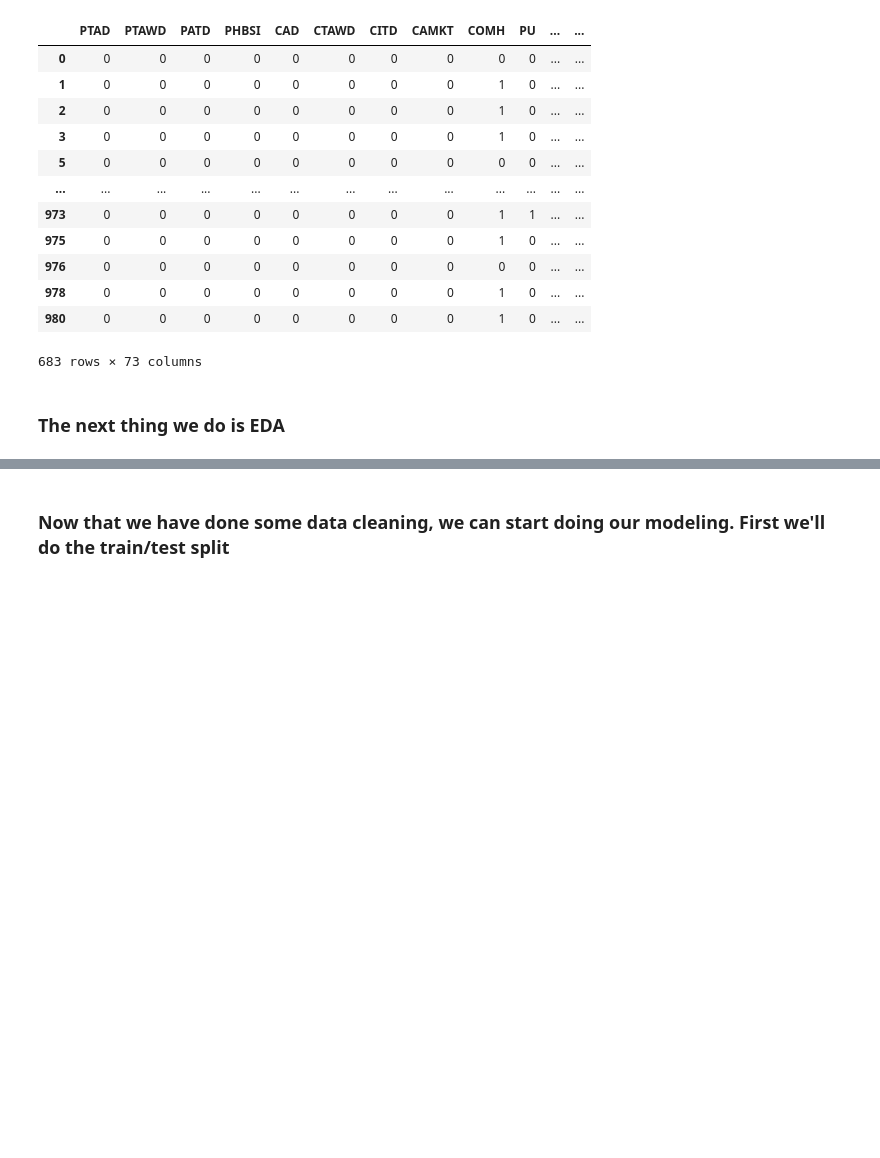
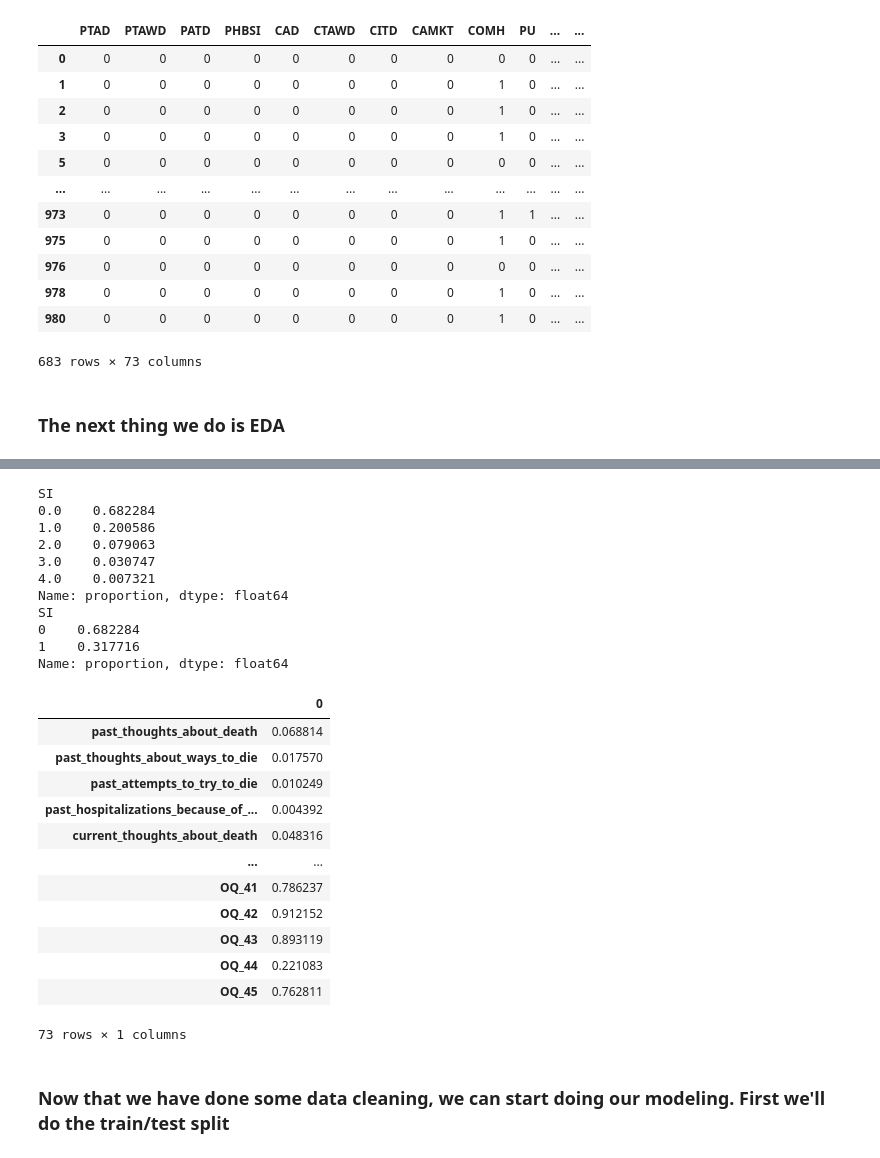
Before and after one commit to sspackman99/llms-in-psychotherapy, a Jupyter notebook: model_SI_with_full_OQ.ipynb, the cells around one changed output, grey strips where cells are left out. Drawn from its saved outputs; the diff is of its cells as text; code cells hidden in the pictures; blank space fills up the shorter version.

```diff
--- a/model_SI_with_full_OQ.ipynb
+++ b/model_SI_with_full_OQ.ipynb
@@ -191 +123,38 @@ Name: proportion, dtype: float64
+# %%
+# what proportion of the appointments exhibit SI?
+
+print(no_id['SI'].value_counts(normalize=True))
+
+# what proportion of the appointments have an SI of 0 verses not zero?
+
+print(no_id['SI'].apply(lambda x: 1 if x > 0 else 0).value_counts(normalize=True))
+
+
+# What proportion of the appointments have a non-zero value?
+pd.DataFrame((no_id > 0).mean())
+# %% [output]
+SI
+0.0    0.682284
+1.0    0.200586
+2.0    0.079063
+3.0    0.030747
+4.0    0.007321
+Name: proportion, dtype: float64
+SI
+0    0.682284
+1    0.317716
+Name: proportion, dtype: float64
+|  | 0 |
+| past_thoughts_about_death | 0.068814 |
+| past_thoughts_about_ways_to_die | 0.017570 |
+| past_attempts_to_try_to_die | 0.010249 |
+| past_hospitalizations_because_of_... | 0.004392 |
+| current_thoughts_about_death | 0.048316 |
+| ... | ... |
+| OQ_41 | 0.786237 |
+| OQ_42 | 0.912152 |
+| OQ_43 | 0.893119 |
+| OQ_44 | 0.221083 |
+| OQ_45 | 0.762811 |
+73 rows × 1 columns
 # %%
```
Also changed, not shown: parts of 30 cells of this notebook, 6 other files.
